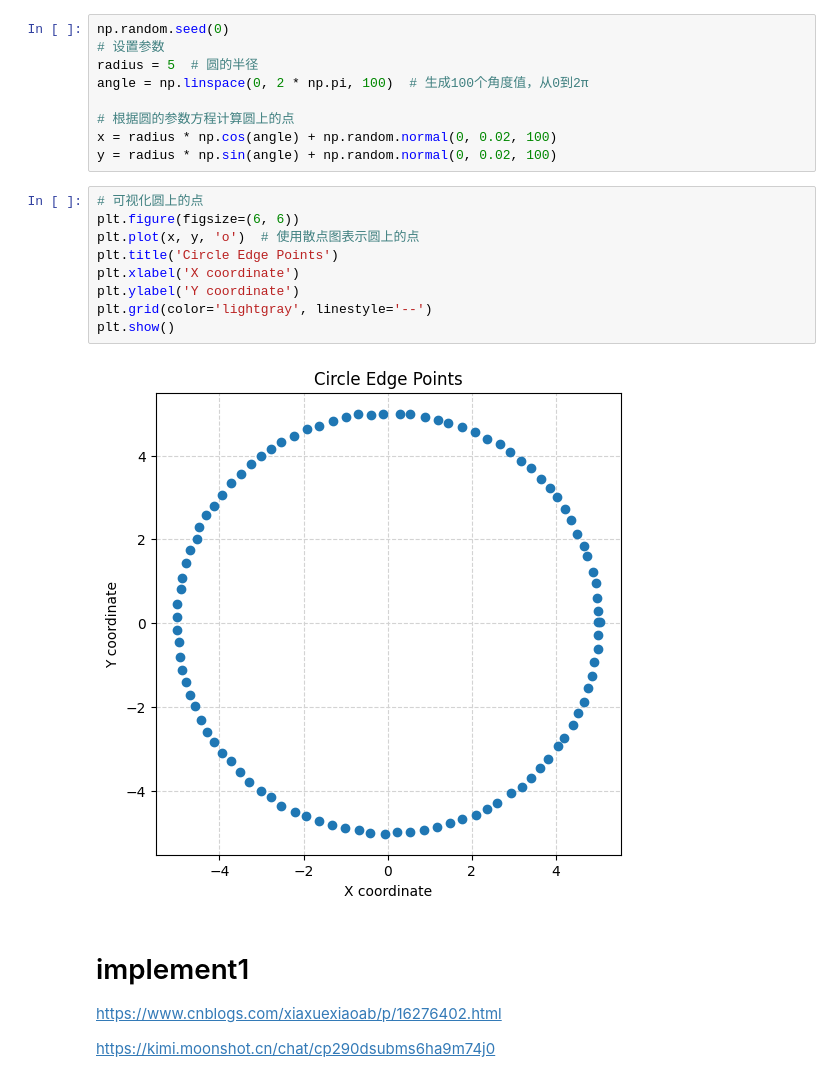
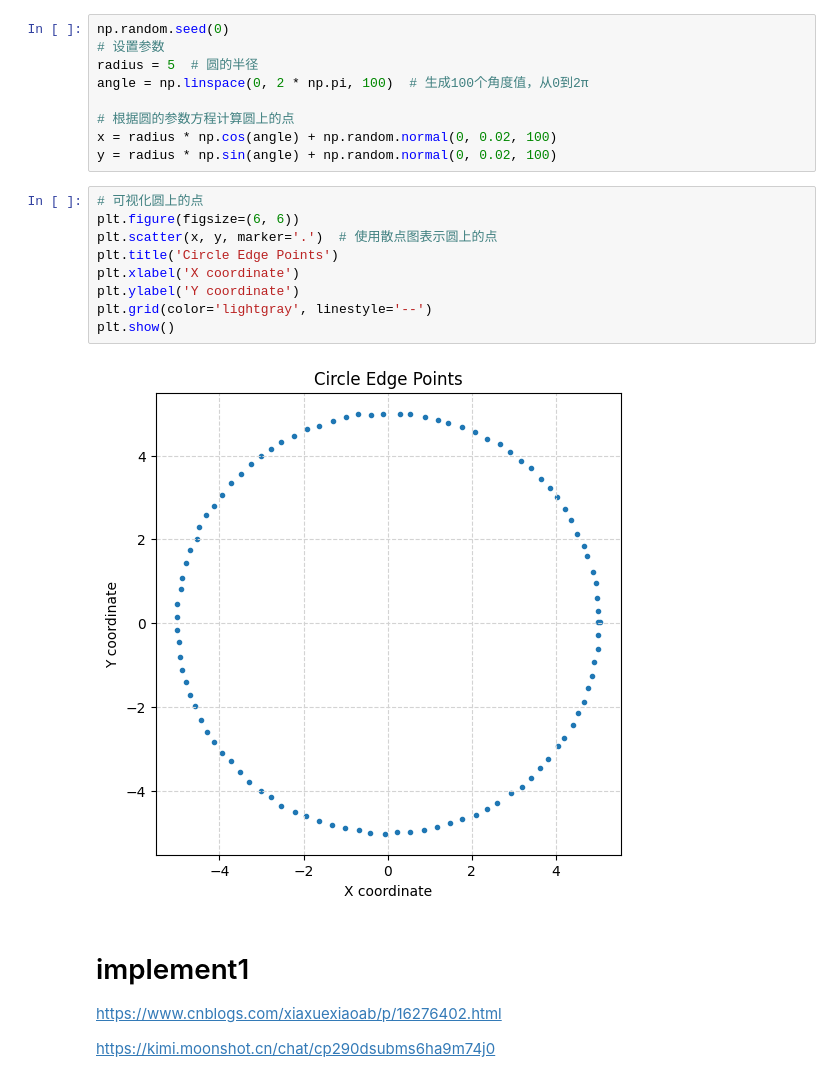
Before and after one commit to NagatoYuki0943/ML, a Jupyter notebook: code/other_algorithm/least_squares/fit_circle_by_least_square.ipynb, the cells around one changed output. Cells and saved outputs as stored; diff of their text form.

```diff
--- a/code/other_algorithm/least_squares/fit_circle_by_least_square.ipynb
+++ b/code/other_algorithm/least_squares/fit_circle_by_least_square.ipynb
@@ -18,14 +18,14 @@ y = radius * np.sin(angle) + np.random.normal(0, 0.02, 100)
 # %%
 # 可视化圆上的点
 plt.figure(figsize=(6, 6))
-plt.plot(x, y, 'o')  # 使用散点图表示圆上的点
+plt.scatter(x, y, marker='.')  # 使用散点图表示圆上的点
 plt.title('Circle Edge Points')
 plt.xlabel('X coordinate')
 plt.ylabel('Y coordinate')
 plt.grid(color='lightgray', linestyle='--')
 plt.show()
 # %% [output]
-[figure, old version]
+[figure, new version]
 # %% [markdown]
 # implement1
 
```
Also changed, not shown: parts of 10 cells of this notebook.
